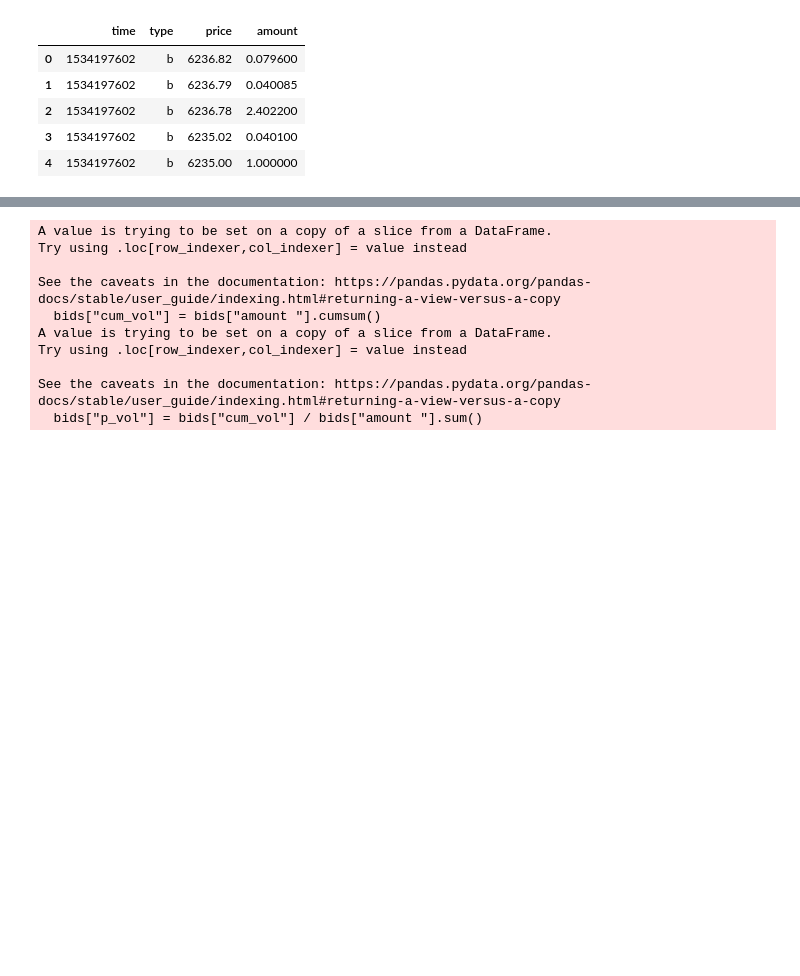
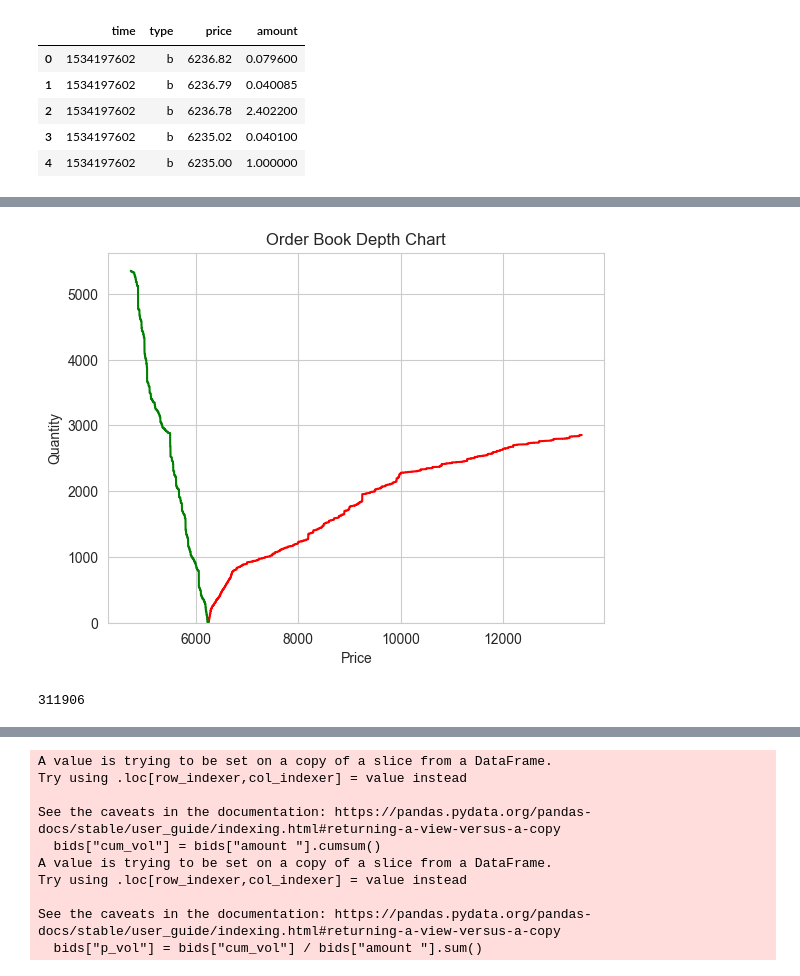
Before and after one commit to v-buchkov/mlfcs, a Jupyter notebook: experiments/v/0_Get_Features.ipynb, the cells around one changed output, grey strips where cells are left out. Cells and saved outputs as stored; diff of their text form; code cells hidden in the pictures; blank space fills up the shorter version.

```diff
--- a/experiments/v/0_Get_Features.ipynb
+++ b/experiments/v/0_Get_Features.ipynb
@@ -29,0 +84,8 @@ df.head()
+# %%
+plot_orderbook(snapshot_data, n_drop_bids=int(snapshot_data.shape[0] * 0.20))
+# %% [output]
+[figure, added]
+# %%
+df["time"].nunique()
+# %% [output]
+311906
```
Also changed, not shown: parts of 11 cells of this notebook, 13 other files.
